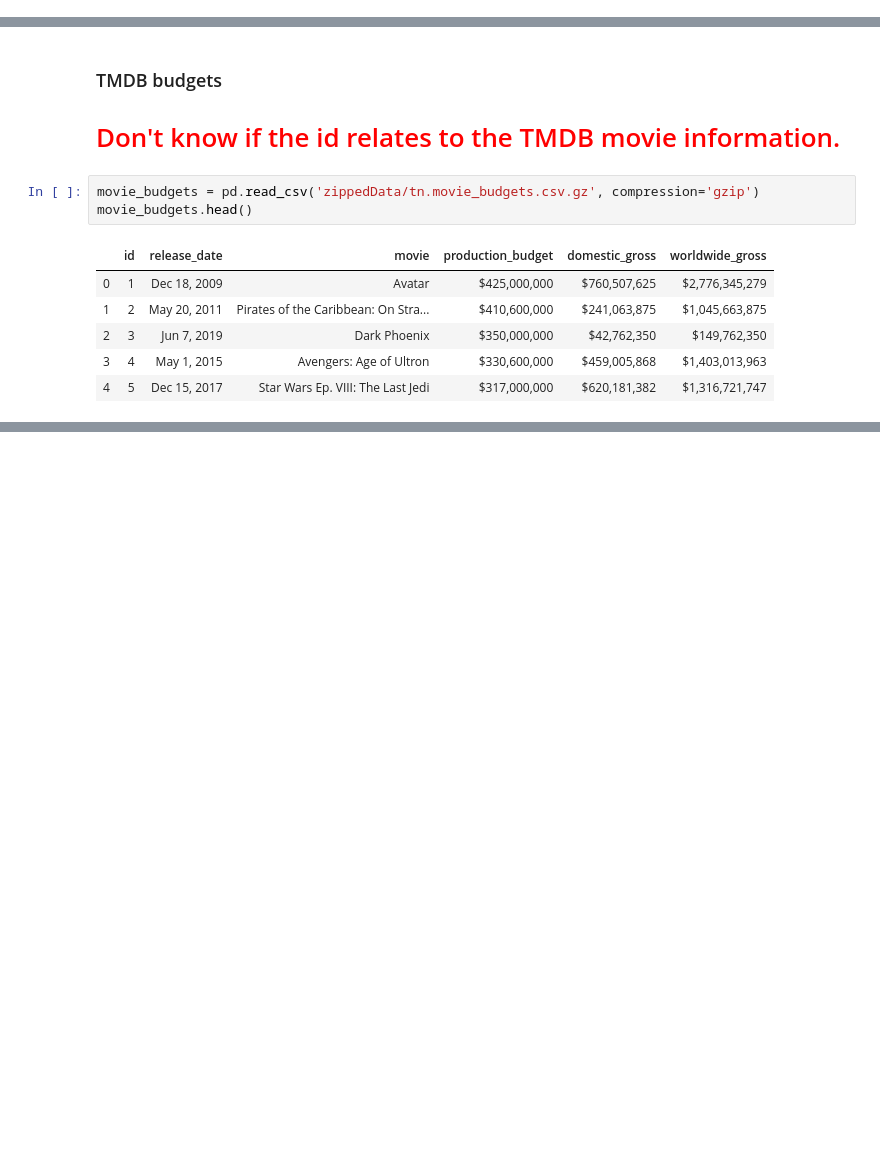
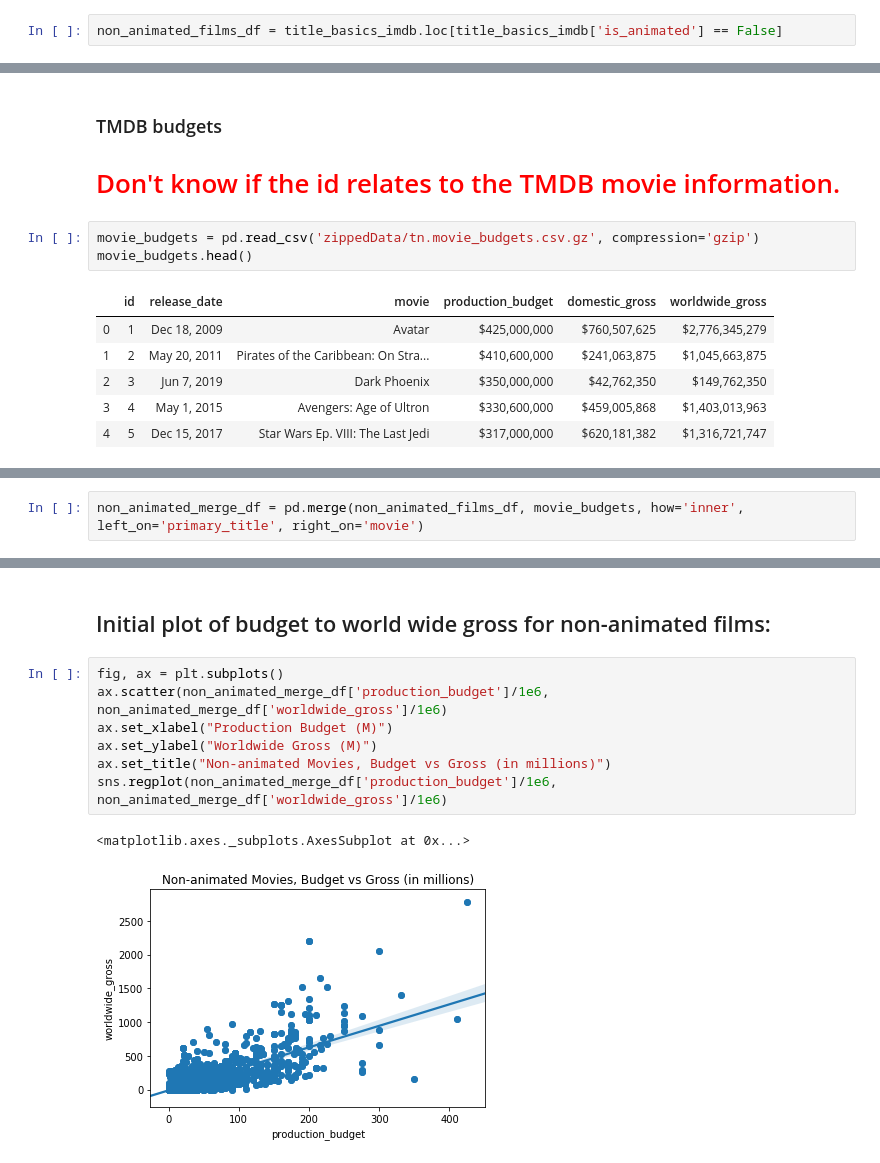
Before and after one commit to AMiNo-13/Movie-Recommendation-Project, a Jupyter notebook: MovieInvestigation.ipynb, the cells around one changed output, grey strips where cells are left out. Drawn from its saved outputs; the diff is of its cells as text; blank space fills up the shorter version.

```diff
--- a/MovieInvestigation.ipynb
+++ b/MovieInvestigation.ipynb
@@ -139,0 +140,2 @@ animated_films_df.head()
+# %%
+non_animated_films_df = title_basics_imdb.loc[title_basics_imdb['is_animated'] == False]
@@ -229,0 +257,2 @@ Index(['id', 'review', 'rating', 'fresh', 'critic', 'top_critic', 'publisher',
+# %%
+non_animated_merge_df = pd.merge(non_animated_films_df, movie_budgets, how='inner', left_on='primary_title', right_on='movie')
@@ -229,0 +280,12 @@ Index(['id', 'review', 'rating', 'fresh', 'critic', 'top_critic', 'publisher',
+# %% [markdown]
+## Initial plot of budget to world wide gross for non-animated films:
+# %%
+fig, ax = plt.subplots()
+ax.scatter(non_animated_merge_df['production_budget']/1e6, non_animated_merge_df['worldwide_gross']/1e6)
+ax.set_xlabel("Production Budget (M)")
+ax.set_ylabel("Worldwide Gross (M)")
+ax.set_title("Non-animated Movies, Budget vs Gross (in millions)")
+sns.regplot(non_animated_merge_df['production_budget']/1e6, non_animated_merge_df['worldwide_gross']/1e6)
+# %% [output]
+<matplotlib.axes._subplots.AxesSubplot at 0x...>
+[figure, added]
```
Also changed, not shown: parts of 20 cells of this notebook.
